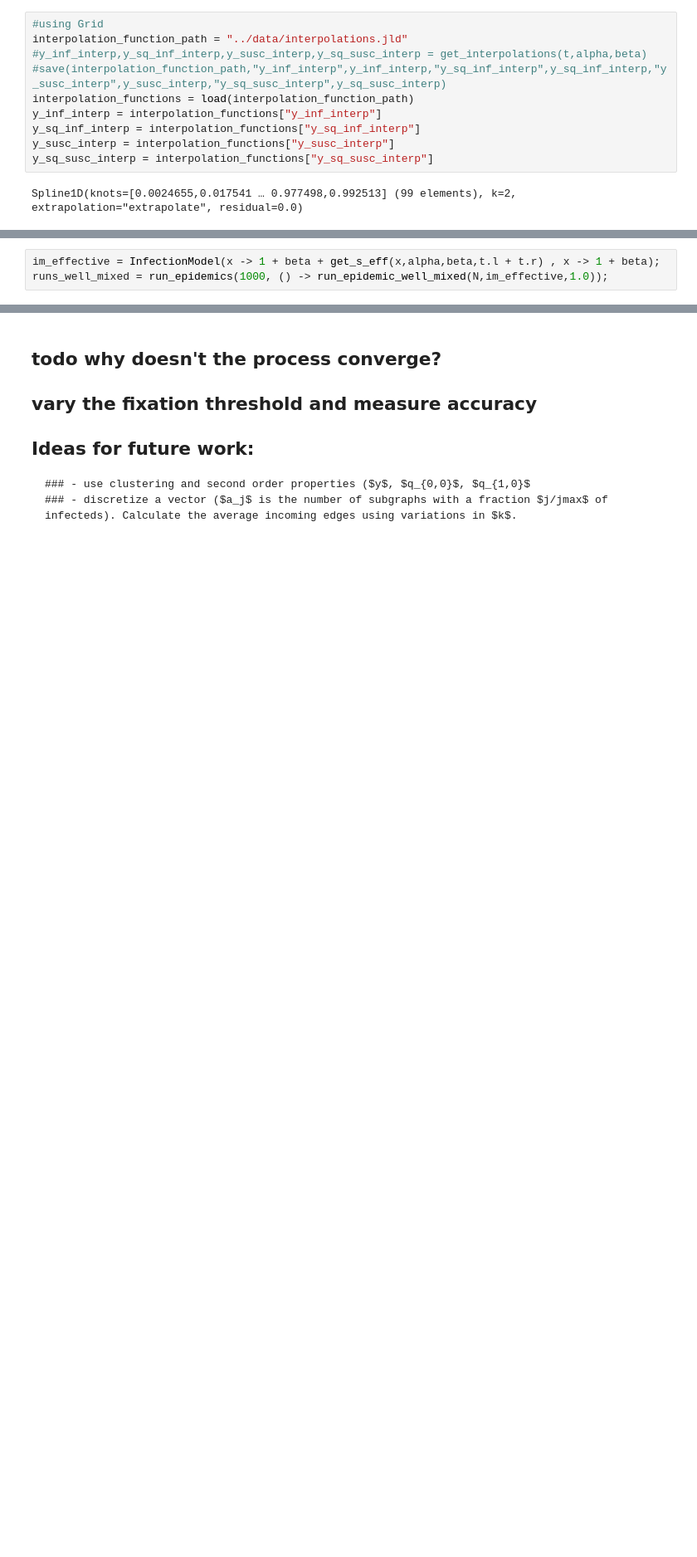
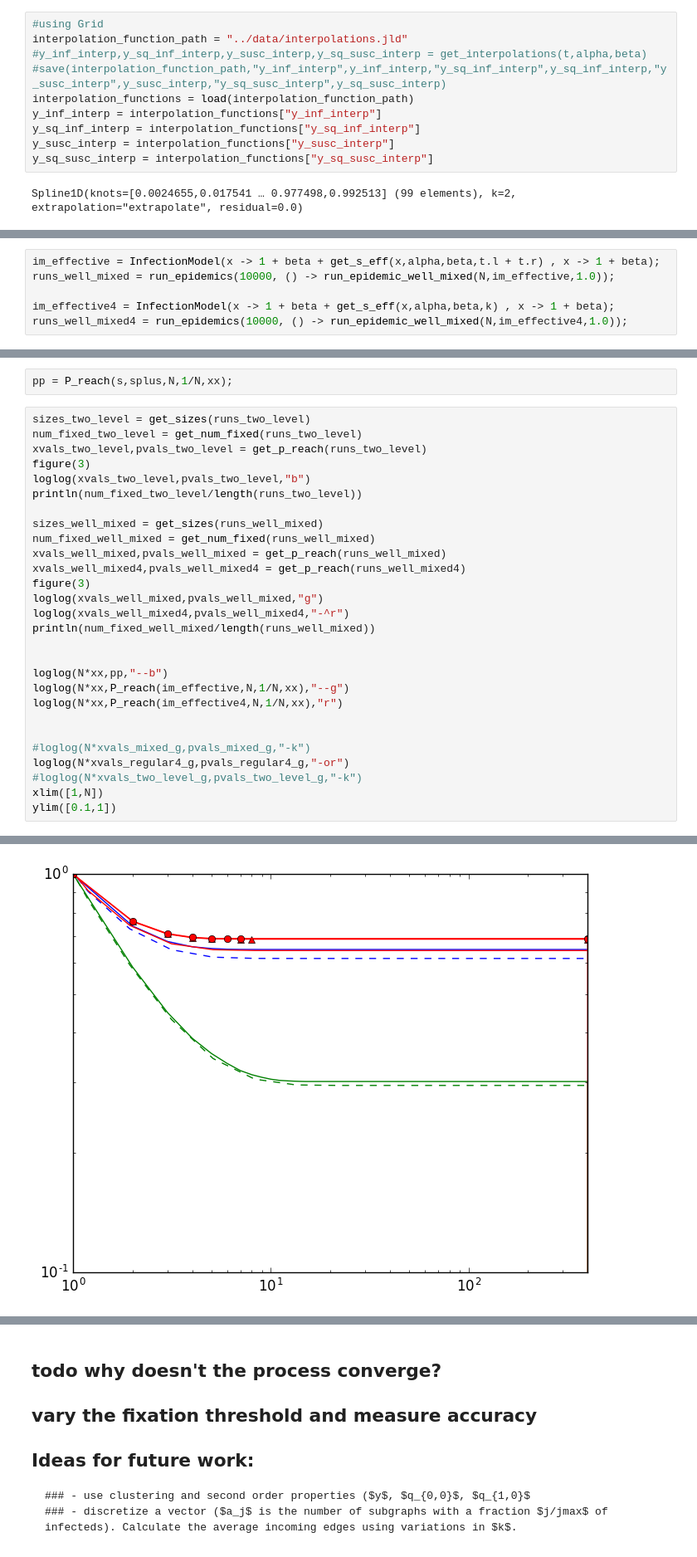
Before and after one commit to jnkh/epidemics, a Jupyter notebook: Data Analysis.ipynb, the cells around one changed output, grey strips where cells are left out. Shown: that part at 83% size. Drawn from its saved outputs; the diff is of its cells as text; blank space fills up the shorter version.

```diff
--- a/Data Analysis.ipynb
+++ b/Data Analysis.ipynb
@@ -718,3 +733,6 @@ println(num_fixed_two_level/length(runs_two_level))
 # %%
 im_effective = InfectionModel(x -> 1 + beta + get_s_eff(x,alpha,beta,t.l + t.r) , x -> 1 + beta);
-runs_well_mixed = run_epidemics(1000, () -> run_epidemic_well_mixed(N,im_effective,1.0));
+runs_well_mixed = run_epidemics(10000, () -> run_epidemic_well_mixed(N,im_effective,1.0));
+
+im_effective4 = InfectionModel(x -> 1 + beta + get_s_eff(x,alpha,beta,k) , x -> 1 + beta);
+runs_well_mixed4 = run_epidemics(10000, () -> run_epidemic_well_mixed(N,im_effective4,1.0));
@@ -731,0 +743,31 @@ println(num_fixed_well_mixed/length(runs_well_mixed))
+# %%
+pp = P_reach(s,splus,N,1/N,xx);
+# %%
+sizes_two_level = get_sizes(runs_two_level)
+num_fixed_two_level = get_num_fixed(runs_two_level)
+xvals_two_level,pvals_two_level = get_p_reach(runs_two_level)
+figure(3)
+loglog(xvals_two_level,pvals_two_level,"b")
+println(num_fixed_two_level/length(runs_two_level))
+
+sizes_well_mixed = get_sizes(runs_well_mixed)
+num_fixed_well_mixed = get_num_fixed(runs_well_mixed)
+xvals_well_mixed,pvals_well_mixed = get_p_reach(runs_well_mixed)
+xvals_well_mixed4,pvals_well_mixed4 = get_p_reach(runs_well_mixed4)
+figure(3)
+loglog(xvals_well_mixed,pvals_well_mixed,"g")
+loglog(xvals_well_mixed4,pvals_well_mixed4,"-^r")
+println(num_fixed_well_mixed/length(runs_well_mixed))
+
+
+loglog(N*xx,pp,"--b")
+loglog(N*xx,P_reach(im_effective,N,1/N,xx),"--g")
+loglog(N*xx,P_reach(im_effective4,N,1/N,xx),"r")
+
+
+#loglog(N*xvals_mixed_g,pvals_mixed_g,"-k")
+loglog(N*xvals_regular4_g,pvals_regular4_g,"-or")
+#loglog(N*xvals_two_level_g,pvals_two_level_g,"-k")
+xlim([1,N])
+ylim([0.1,1])
+# %% [output]
@@ -731,0 +776 @@ println(num_fixed_well_mixed/length(runs_well_mixed))
+[figure, added]
```
Also changed, not shown: parts of 36 cells of this notebook, 3 other files.
